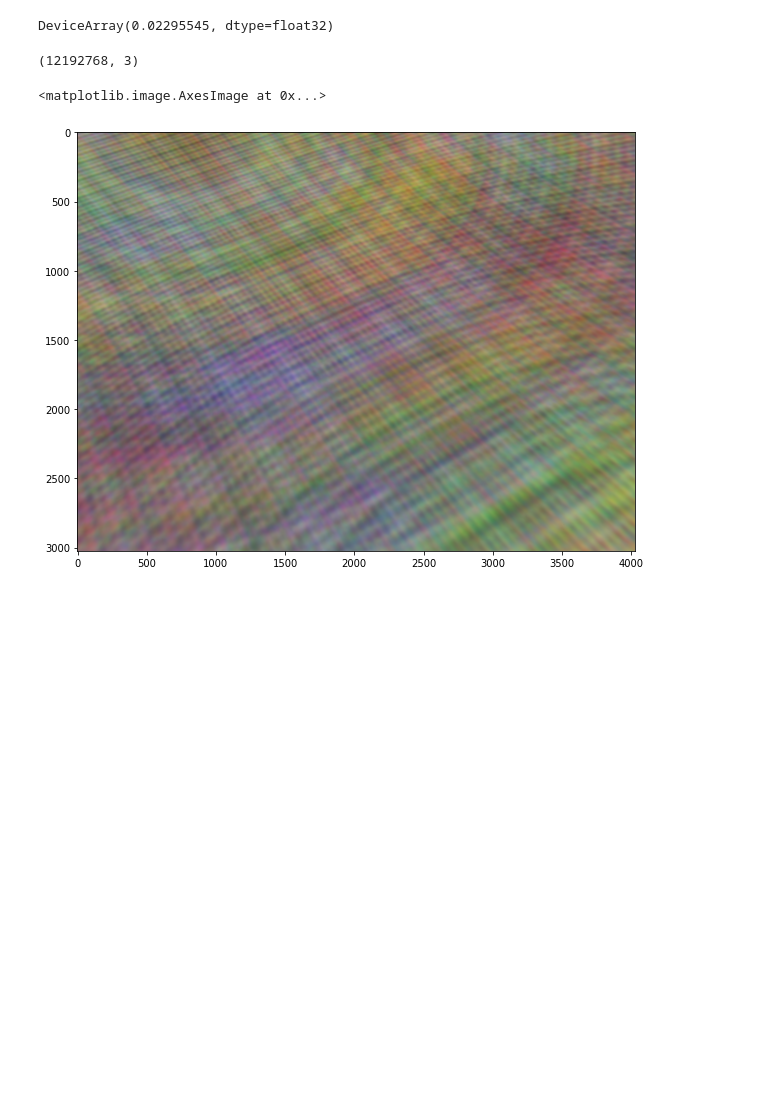
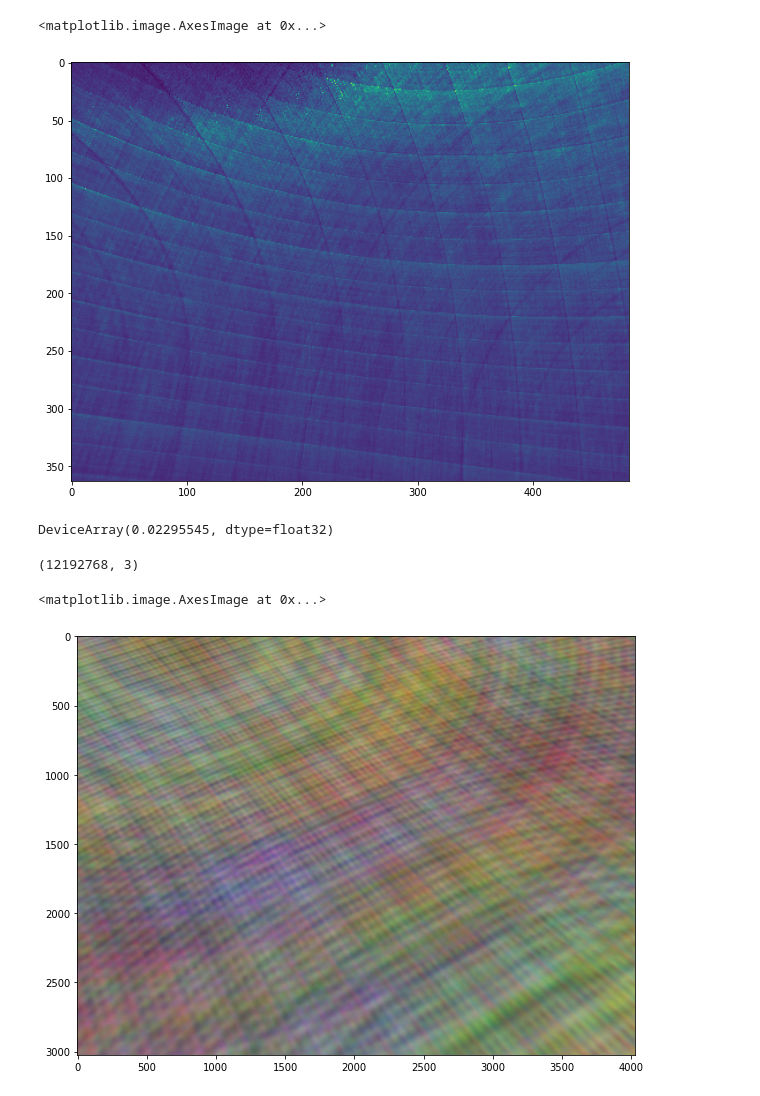
Before and after one commit to liangkaizhang/yet-another-jax-nerf, a Jupyter notebook: scripts/test_model.ipynb, the cells around one changed output. Saved outputs shown, nothing was run; the diff lists cells and outputs as text; code cells hidden in the pictures; blank space fills up the shorter version.

```diff
--- a/scripts/test_model.ipynb
+++ b/scripts/test_model.ipynb
@@ -182,3 +306,8 @@ ax1.imshow(eval_depth)
+# %%
+plt.imshow(eval_depth)
+# %% [output]
+<matplotlib.image.AxesImage at 0x...>
+[figure, added]
 # %%
 from flax.training import checkpoints
 
```
Also changed, not shown: parts of 12 cells of this notebook, 10 other files.
